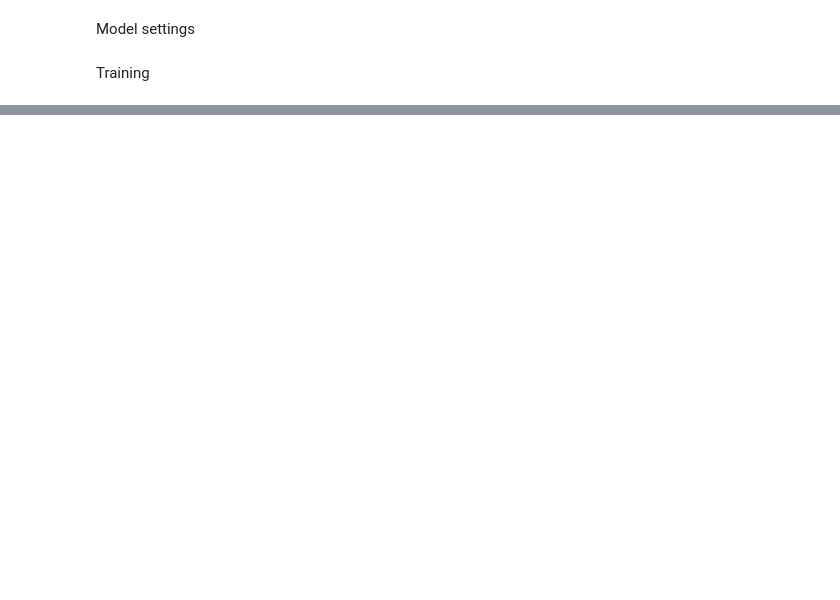
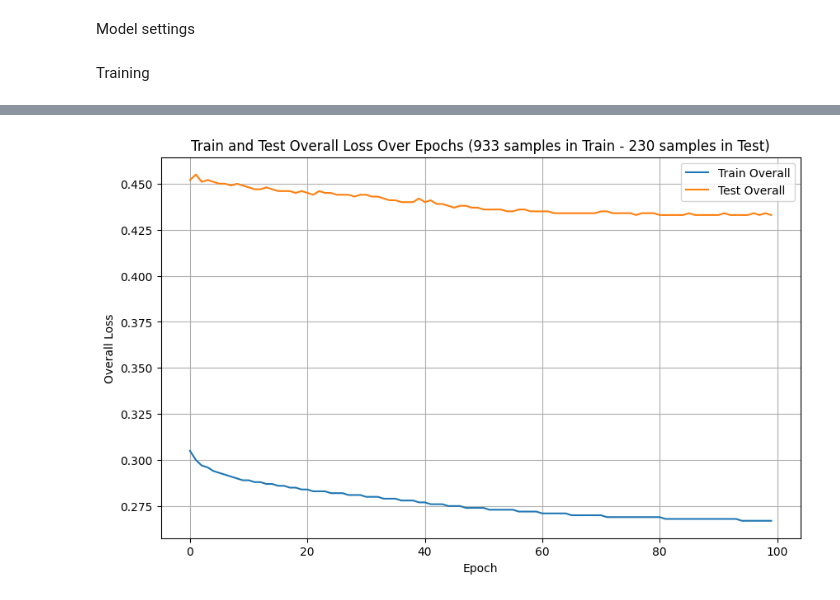
Before and after one commit to bralani/retopology, a Jupyter notebook: retopology.ipynb, the cells around one changed output, grey strips where cells are left out. Saved outputs shown, nothing was run; the diff lists cells and outputs as text; code cells hidden in the pictures; blank space fills up the shorter version.

```diff
--- a/retopology.ipynb
+++ b/retopology.ipynb
@@ -204,0 +365,39 @@ print("Overall test loss: {:06.3f}%".format(test_loss))
+# %%
+train_overall = [
+    0.305, 0.300, 0.297, 0.296, 0.294, 0.293, 0.292, 0.291, 0.290, 0.289,
+    0.289, 0.288, 0.288, 0.287, 0.287, 0.286, 0.286, 0.285, 0.285, 0.284,
+    0.284, 0.283, 0.283, 0.283, 0.282, 0.282, 0.282, 0.281, 0.281, 0.281,
+    0.280, 0.280, 0.280, 0.279, 0.279, 0.279, 0.278, 0.278, 0.278, 0.277,
+    0.277, 0.276, 0.276, 0.276, 0.275, 0.275, 0.275, 0.274, 0.274, 0.274,
+    0.274, 0.273, 0.273, 0.273, 0.273, 0.273, 0.272, 0.272, 0.272, 0.272,
+    0.271, 0.271, 0.271, 0.271, 0.271, 0.270, 0.270, 0.270, 0.270, 0.270,
+    0.270, 0.269, 0.269, 0.269, 0.269, 0.269, 0.269, 0.269, 0.269, 0.269,
+    0.269, 0.268, 0.268, 0.268, 0.268, 0.268, 0.268, 0.268, 0.268, 0.268,
+    0.268, 0.268, 0.268, 0.268, 0.267, 0.267, 0.267, 0.267, 0.267, 0.267,
+]
+
+test_overall = [
+    0.452, 0.455, 0.451, 0.452, 0.451, 0.450, 0.450, 0.449, 0.450, 0.449,
+    0.448, 0.447, 0.447, 0.448, 0.447, 0.446, 0.446, 0.446, 0.445, 0.446,
+    0.445, 0.444, 0.446, 0.445, 0.445, 0.444, 0.444, 0.444, 0.443, 0.444,
+    0.444, 0.443, 0.443, 0.442, 0.441, 0.441, 0.440, 0.440, 0.440, 0.442,
+    0.440, 0.441, 0.439, 0.439, 0.438, 0.437, 0.438, 0.438, 0.437, 0.437,
+    0.436, 0.436, 0.436, 0.436, 0.435, 0.435, 0.436, 0.436, 0.435, 0.435,
+    0.435, 0.435, 0.434, 0.434, 0.434, 0.434, 0.434, 0.434, 0.434, 0.434,
+    0.435, 0.435, 0.434, 0.434, 0.434, 0.434, 0.433, 0.434, 0.434, 0.434,
+    0.433, 0.433, 0.433, 0.433, 0.433, 0.434, 0.433, 0.433, 0.433, 0.433,
+    0.433, 0.434, 0.433, 0.433, 0.433, 0.433, 0.434, 0.433, 0.434, 0.433
+]
+
+# Create the plot
+plt.figure(figsize=(10, 6))
+plt.plot(epochs, train_overall, label='Train Overall')
+plt.plot(epochs, test_overall, label='Test Overall')
+plt.xlabel('Epoch')
+plt.ylabel('Overall Loss')
+plt.title('Train and Test Overall Loss Over Epochs (933 samples in Train - 230 samples in Test)')
+plt.legend()
+plt.grid(True)
+plt.show()
+# %% [output]
+[figure, added]
```
Also changed, not shown: parts of 11 cells of this notebook, 1 other file.
